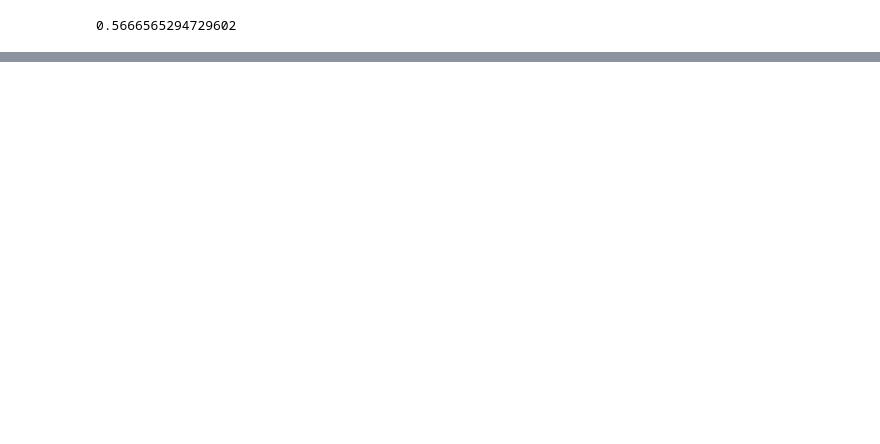
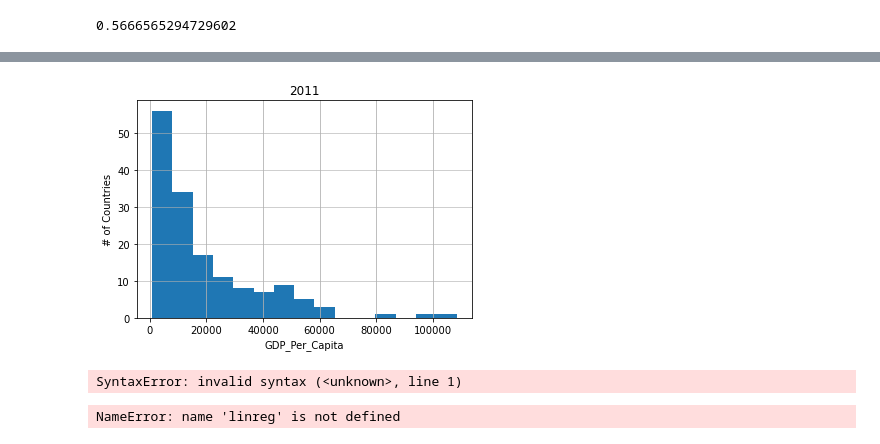
Before and after one commit to nss-data-science-cohort-6/un_data_question-Garrett-Holland, a Jupyter notebook: notebook/Un_Data_Solo_Exploration.ipynb, the cells around one changed output, grey strips where cells are left out. Cells and saved outputs as stored; diff of their text form; code cells hidden in the pictures; blank space fills up the shorter version.

```diff
--- a/notebook/Un_Data_Solo_Exploration.ipynb
+++ b/notebook/Un_Data_Solo_Exploration.ipynb
@@ -133,0 +198,16 @@ p1 = sns.heatmap(merge_2011)
+# %%
+merge_2011['GDP_Per_Capita'].plot.hist(grid=True, bins=15, rwidth=1.0)
+plt.title('2011')
+plt.xlabel('GDP_Per_Capita')
+plt.ylabel('# of Countries')
+plt.grid(axis='y', alpha=0.75)
+# %% [output]
+[figure, added]
+# %%
+linreg = smf.ols('GDP_Per_Capita ~ Cellular Subscribers per 100 pop', data = merge_2011).fit()
+# %% [output]
+SyntaxError: invalid syntax (<unknown>, line 1)
+# %%
+linreg.summary()
+# %% [output]
+NameError: name 'linreg' is not defined
```
Also changed, not shown: parts of 12 cells of this notebook.
